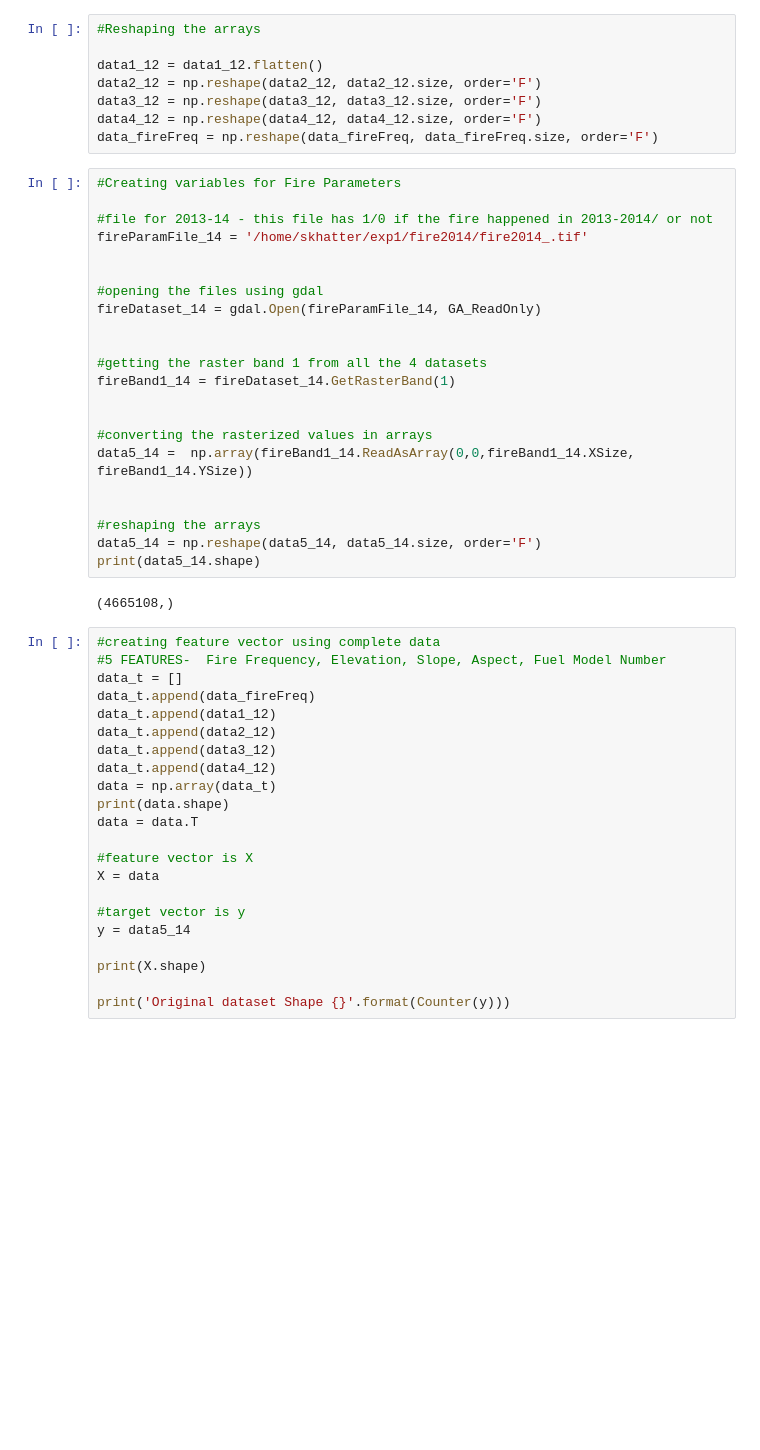
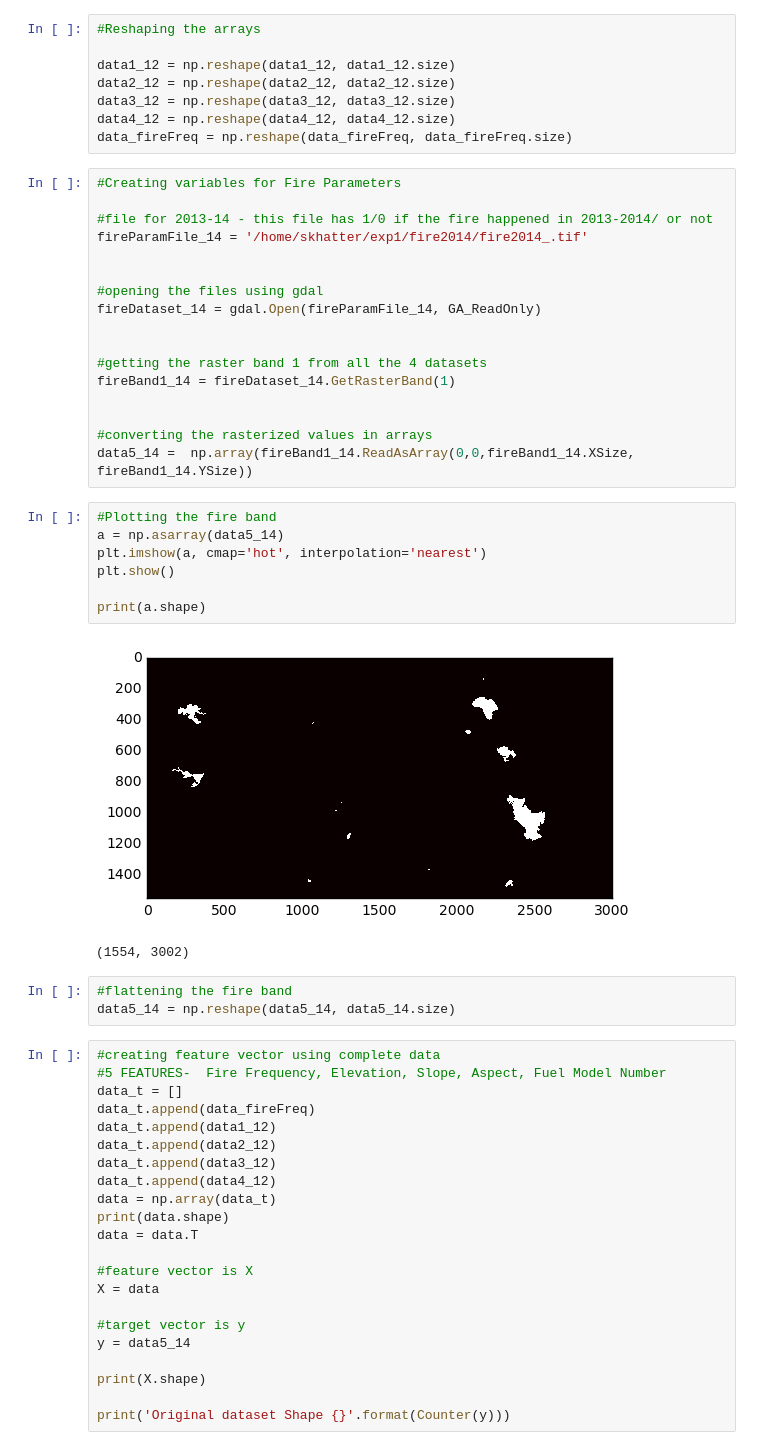
Before and after one commit to SKhatter/Analyzing-and-Predicting-Wildfires, a Jupyter notebook: code/resampling/PlainDecisionTree.ipynb, the cells around one changed output. Cells and saved outputs as stored; diff of their text form; blank space fills up the shorter version.

```diff
--- a/code/resampling/PlainDecisionTree.ipynb
+++ b/code/resampling/PlainDecisionTree.ipynb
@@ -66,11 +64,11 @@ print(data1_12.shape)
 # %%
 #Reshaping the arrays
 
-data1_12 = data1_12.flatten()
-data2_12 = np.reshape(data2_12, data2_12.size, order='F')
-data3_12 = np.reshape(data3_12, data3_12.size, order='F')
-data4_12 = np.reshape(data4_12, data4_12.size, order='F')
-data_fireFreq = np.reshape(data_fireFreq, data_fireFreq.size, order='F')
+data1_12 = np.reshape(data1_12, data1_12.size)
+data2_12 = np.reshape(data2_12, data2_12.size)
+data3_12 = np.reshape(data3_12, data3_12.size)
+data4_12 = np.reshape(data4_12, data4_12.size)
+data_fireFreq = np.reshape(data_fireFreq, data_fireFreq.size)
 # %%
 #Creating variables for Fire Parameters
 
@@ -88,13 +86,19 @@ fireBand1_14 = fireDataset_14.GetRasterBand(1)
 
 #converting the rasterized values in arrays
 data5_14 =  np.array(fireBand1_14.ReadAsArray(0,0,fireBand1_14.XSize, fireBand1_14.YSize))
-
-
-#reshaping the arrays
-data5_14 = np.reshape(data5_14, data5_14.size, order='F')
-print(data5_14.shape)
-# %% [output]
-(4665108,)
+# %%
+#Plotting the fire band
+a = np.asarray(data5_14)
+plt.imshow(a, cmap='hot', interpolation='nearest')
+plt.show()
+
+print(a.shape)
+# %% [output]
+[figure, added]
+(1554, 3002)
+# %%
+#flattening the fire band
+data5_14 = np.reshape(data5_14, data5_14.size)
 # %%
 #creating feature vector using complete data
 #5 FEATURES-  Fire Frequency, Elevation, Slope, Aspect, Fuel Model Number
```
Also changed, not shown: parts of 18 cells of this notebook.
